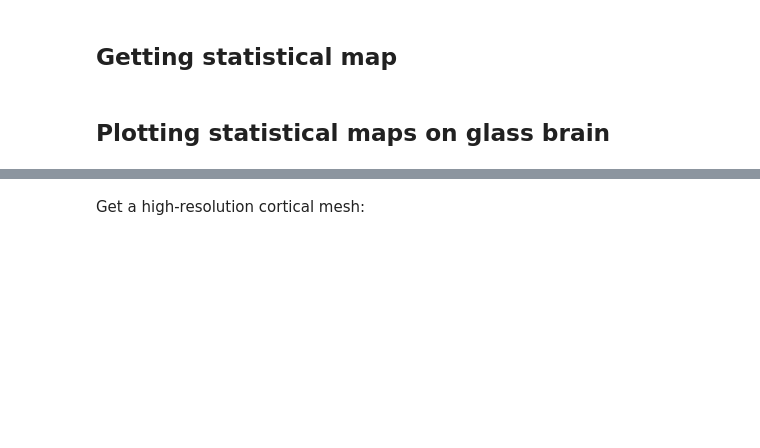
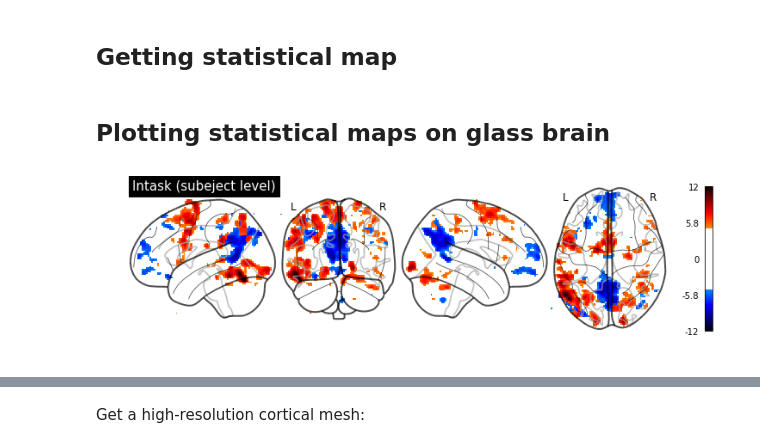
Before and after one commit to poldracklab/ds003-post-fMRIPrep-analysis, a Jupyter notebook: results_visualization.ipynb, the cells around one changed output, grey strips where cells are left out. Saved outputs shown, nothing was run; the diff lists cells and outputs as text; code cells hidden in the pictures; blank space fills up the shorter version.

```diff
--- a/results_visualization.ipynb
+++ b/results_visualization.ipynb
@@ -14,4 +15,16 @@ stat_img = nib.load('task-rhymejudgment_bold_contrast-intask_stat.nii.gz')
 # %% [markdown]
 Plotting statistical maps on glass brain
 -----------------------------------
+# %%
+glass_img_sub10 = plotting.plot_glass_brain(sub10_img,
+                          title='Intask (subeject level)',
+                          threshold = 5,
+                          display_mode='lyrz',
+                          plot_abs=False,
+                          colorbar=True,
+                          )
+
+glass_img_sub10.savefig("sub-10_zstat.svg")
+# %% [output]
+[figure, added]
 # %%
```
Also changed, not shown: parts of 9 cells of this notebook.
